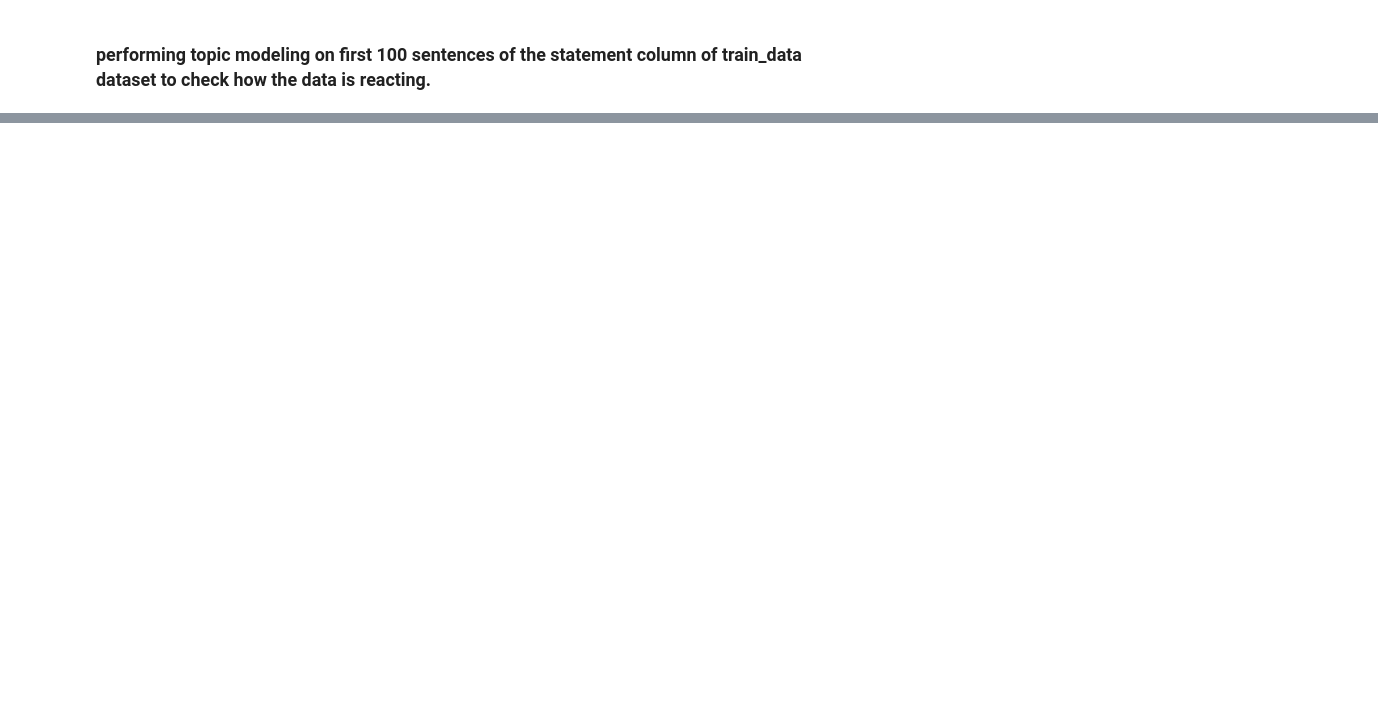
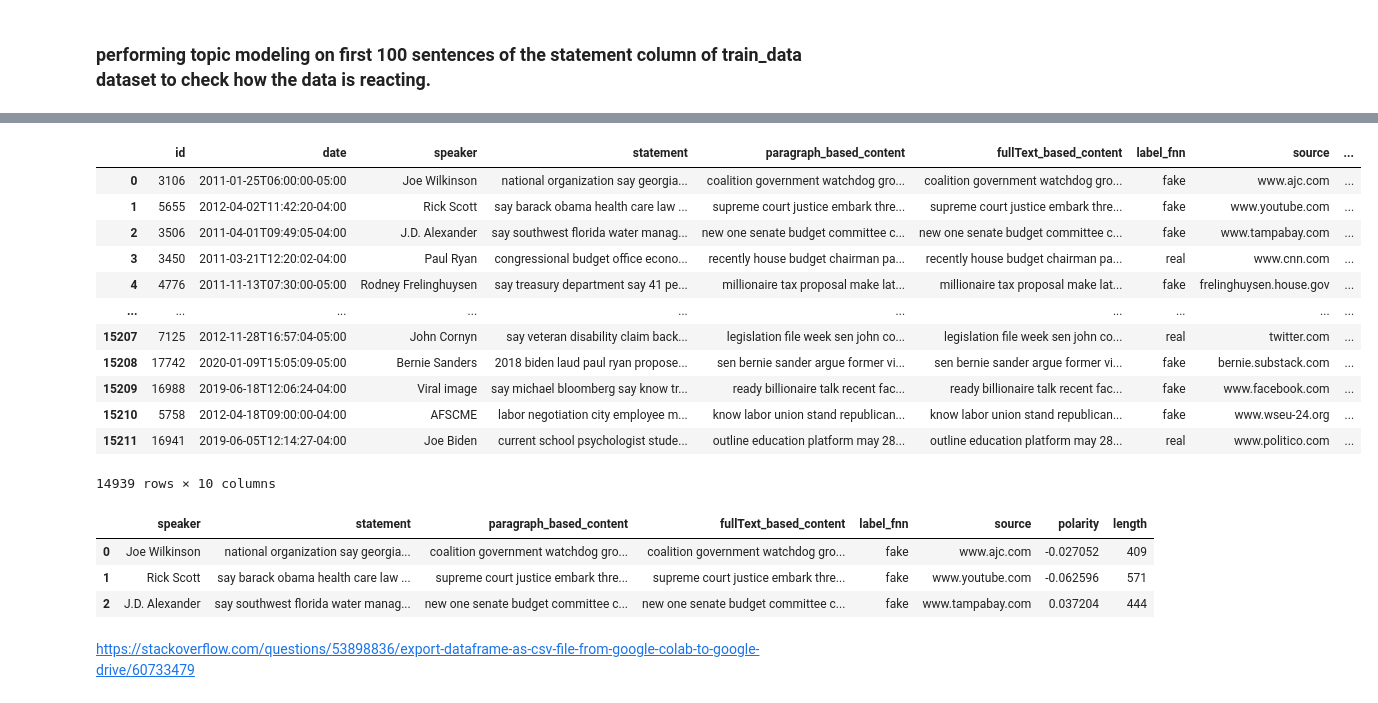
Before and after one commit to shouraykumra/Fake-News-Detection, a Jupyter notebook: Fake_news_detection.ipynb, the cells around one changed output, grey strips where cells are left out. Saved outputs shown, nothing was run; the diff lists cells and outputs as text; code cells hidden in the pictures; blank space fills up the shorter version.

```diff
--- a/Fake_news_detection.ipynb
+++ b/Fake_news_detection.ipynb
@@ -481,0 +559,16 @@ lda_model.show_topics()
+# %%
+train_data.dropna()
+# %% [output]
+|  | id | date | speaker | statement | paragraph_based_content | fullText_based_content | label_fnn | source | ... |
+| 0 | 3106 | 2011-01-25T06:00:00-05:00 | Joe Wilkinson | national organization say georgia... | coalition government watchdog gro... | coalition government watchdog gro... | fake | www.ajc.com | ... |
+| 1 | 5655 | 2012-04-02T11:42:20-04:00 | Rick Scott | say barack obama health care law ... | supreme court justice embark thre... | supreme court justice embark thre... | fake | www.youtube.com | ... |
+| 2 | 3506 | 2011-04-01T09:49:05-04:00 | J.D. Alexander | say southwest florida water manag... | new one senate budget committee c... | new one senate budget committee c... | fake | www.tampabay.com | ... |
+| 3 | 3450 | 2011-03-21T12:20:02-04:00 | Paul Ryan | congressional budget office econo... | recently house budget chairman pa... | recently house budget chairman pa... | real | www.cnn.com | ... |
+| 4 | 4776 | 2011-11-13T07:30:00-05:00 | Rodney Frelinghuysen | say treasury department say 41 pe... | millionaire tax proposal make lat... | millionaire tax proposal make lat... | fake | frelinghuysen.house.gov | ... |
+| ... | ... | ... | ... | ... | ... | ... | ... | ... | ... |
+| 15207 | 7125 | 2012-11-28T16:57:04-05:00 | John Cornyn | say veteran disability claim back... | legislation file week sen john co... | legislation file week sen john co... | real | twitter.com | ... |
+| 15208 | 17742 | 2020-01-09T15:05:09-05:00 | Bernie Sanders | 2018 biden laud paul ryan propose... | sen bernie sander argue former vi... | sen bernie sander argue former vi... | fake | bernie.substack.com | ... |
+| 15209 | 16988 | 2019-06-18T12:06:24-04:00 | Viral image | say michael bloomberg say know tr... | ready billionaire talk recent fac... | ready billionaire talk recent fac... | fake | www.facebook.com | ... |
+| 15210 | 5758 | 2012-04-18T09:00:00-04:00 | AFSCME | labor negotiation city employee m... | know labor union stand republican... | know labor union stand republican... | fake | www.wseu-24.org | ... |
+| 15211 | 16941 | 2019-06-05T12:14:27-04:00 | Joe Biden | current school psychologist stude... | outline education platform may 28... | outline education platform may 28... | real | www.politico.com | ... |
+14939 rows × 10 columns
@@ -481,0 +579,9 @@ lda_model.show_topics()
+# %%
+train_data.head(3)
+# %% [output]
+|  | speaker | statement | paragraph_based_content | fullText_based_content | label_fnn | source | polarity | length |
+| 0 | Joe Wilkinson | national organization say georgia... | coalition government watchdog gro... | coalition government watchdog gro... | fake | www.ajc.com | -0.027052 | 409 |
+| 1 | Rick Scott | say barack obama health care law ... | supreme court justice embark thre... | supreme court justice embark thre... | fake | www.youtube.com | -0.062596 | 571 |
+| 2 | J.D. Alexander | say southwest florida water manag... | new one senate budget committee c... | new one senate budget committee c... | fake | www.tampabay.com | 0.037204 | 444 |
+# %% [markdown]
+https://stackoverflow.com/questions/53898836/export-dataframe-as-csv-file-from-google-colab-to-google-drive/60733479
```
Also changed, not shown: parts of 29 cells of this notebook.
